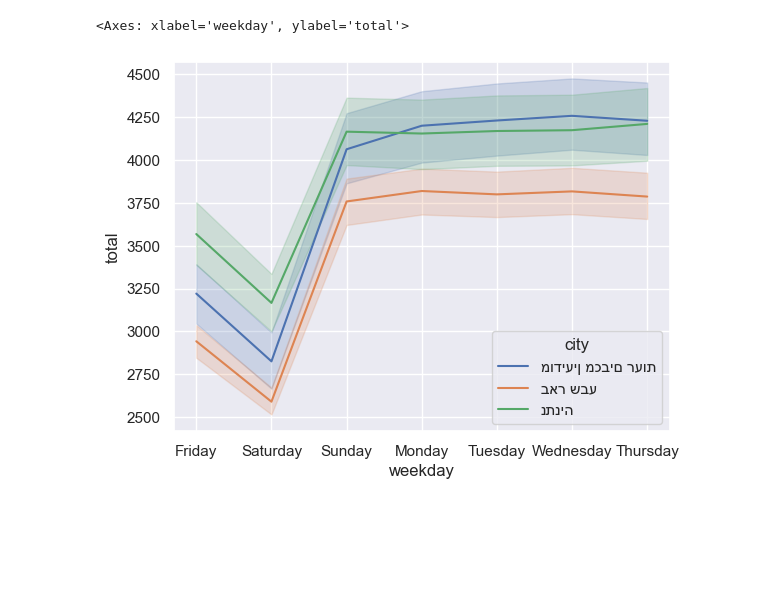
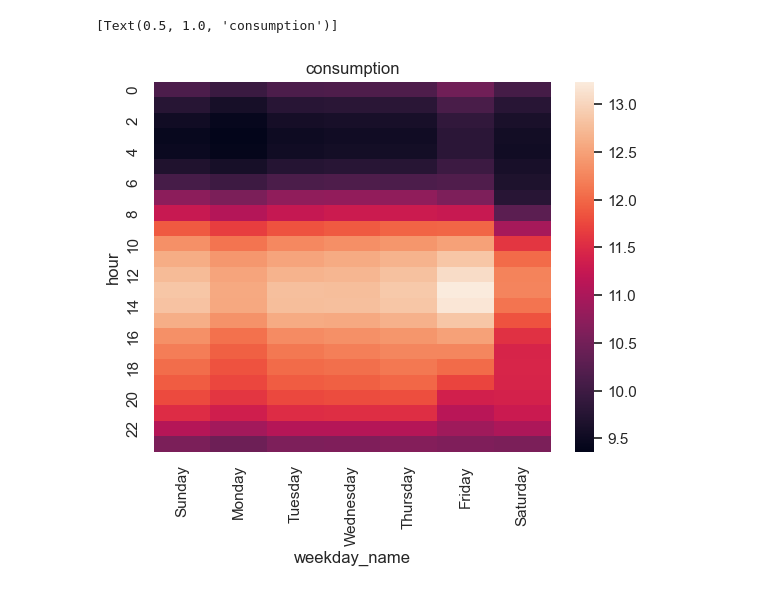
Before and after one commit to shtota/iec, a Jupyter notebook: analysis.ipynb, the cells around one changed output. Drawn from its saved outputs; the diff is of its cells as text; code cells hidden in the pictures; blank space fills up the shorter version.

```diff
--- a/analysis.ipynb
+++ b/analysis.ipynb
@@ -111,6 +76,6 @@ radar_plt(stats, axs[2], 'avg daily consumption by weekday', ('Monday', 'Tuesday
-# %%
-current['weekday'] = current.timestamp.dt.day_of_week.map(lambda x: ('Monday', 'Tuesday', 'Wednesday', 'Thursday', 'Friday', 'Saturday','Sunday')[x])
-sns.lineplot(data=current, x='weekday', y='total', hue='city')
-# %% [output]
-<Axes: xlabel='weekday', ylabel='total'>
-[figure, removed]
+# %%
+table = hour_df.groupby(['weekday_name', 'hour']).mean(numeric_only=True)['consumption'].reset_index().pivot(columns='weekday_name', index='hour', values='consumption')
+sns.heatmap(table).set(title='consumption')
+# %% [output]
+[Text(0.5, 1.0, 'consumption')]
+[figure, added]
```
Also changed, not shown: parts of 23 cells of this notebook, 4 other files.
